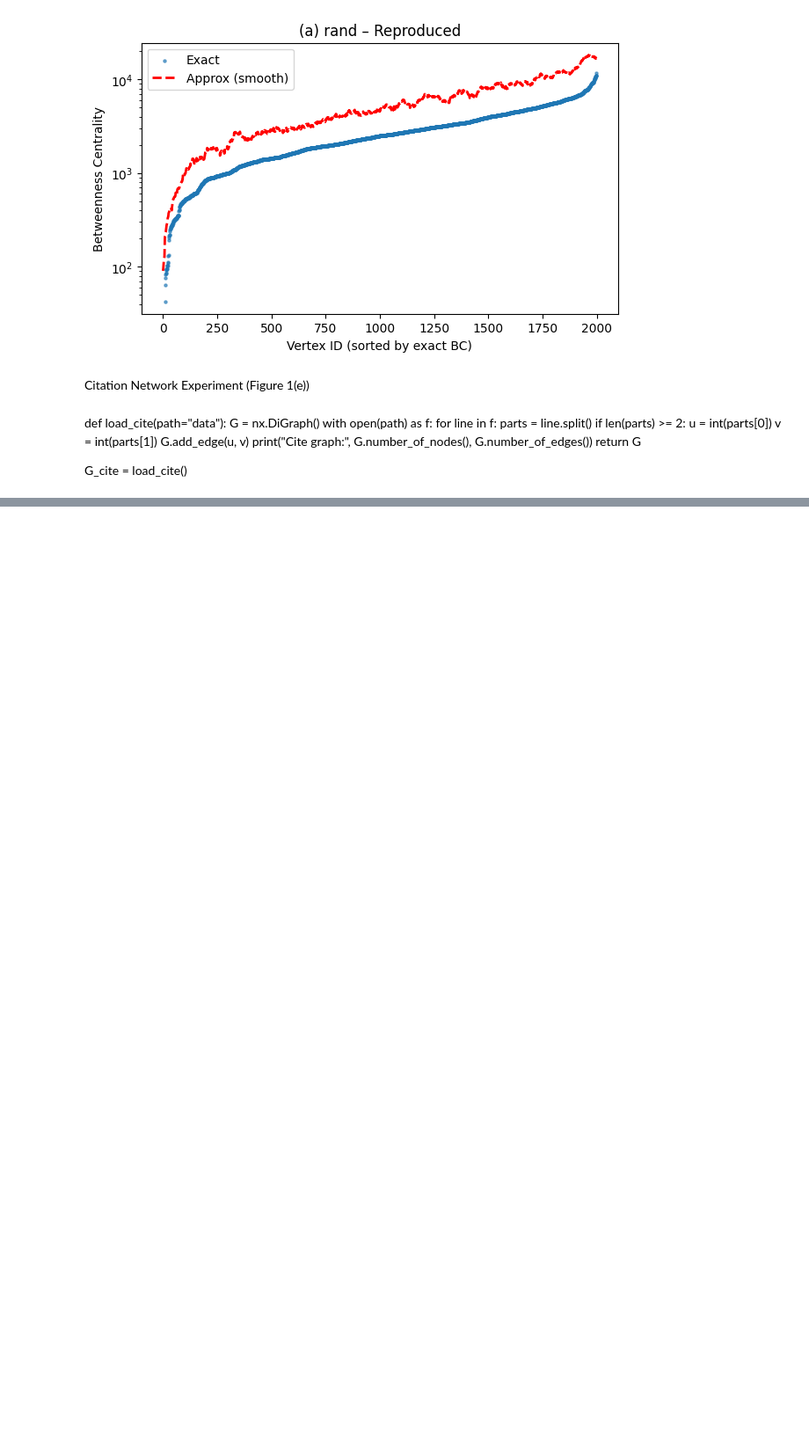
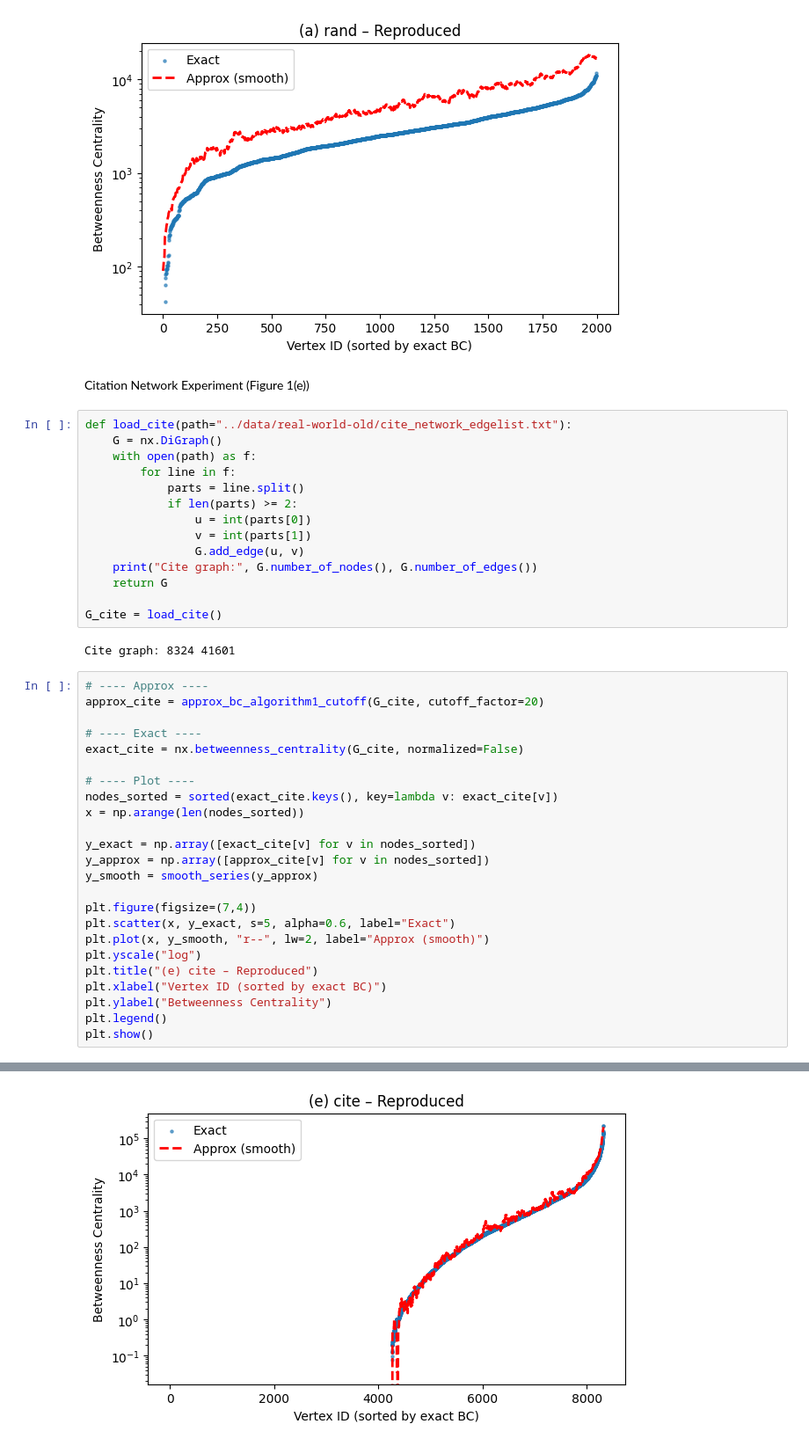
Before and after one commit to UL-masters/SNACS-course-project, a Jupyter notebook: notebooks/approx_bc.ipynb, the cells around one changed output, grey strips where cells are left out. Shown at 88% size. Cells and saved outputs as stored; diff of their text form; blank space fills up the shorter version.

Commit message:
add the citation network reproduced figure

```diff
--- a/notebooks/approx_bc.ipynb
+++ b/notebooks/approx_bc.ipynb
@@ -113,17 +113,44 @@ Random graph: 2000 7980
 [figure]
 # %% [markdown]
 Citation Network Experiment (Figure 1(e))
-# %% [markdown]
-def load_cite(path="data"):
-    G = nx.DiGraph()
-    with open(path) as f:
-        for line in f:
-            parts = line.split()
-            if len(parts) >= 2:
-                u = int(parts[0])
-                v = int(parts[1])
-                G.add_edge(u, v)
-    print("Cite graph:", G.number_of_nodes(), G.number_of_edges())
-    return G
-
-G_cite = load_cite()
+# %%
+def load_cite(path="../data/real-world-old/cite_network_edgelist.txt"):
+    G = nx.DiGraph()
+    with open(path) as f:
+        for line in f:
+            parts = line.split()
+            if len(parts) >= 2:
+                u = int(parts[0])
+                v = int(parts[1])
+                G.add_edge(u, v)
+    print("Cite graph:", G.number_of_nodes(), G.number_of_edges())
+    return G
+
+G_cite = load_cite()
+# %% [output]
+Cite graph: 8324 41601
+# %%
+# ---- Approx ----
+approx_cite = approx_bc_algorithm1_cutoff(G_cite, cutoff_factor=20)
+
+# ---- Exact ----
+exact_cite = nx.betweenness_centrality(G_cite, normalized=False)
+
+# ---- Plot ----
+nodes_sorted = sorted(exact_cite.keys(), key=lambda v: exact_cite[v])
+x = np.arange(len(nodes_sorted))
+
+y_exact = np.array([exact_cite[v] for v in nodes_sorted])
+y_approx = np.array([approx_cite[v] for v in nodes_sorted])
+y_smooth = smooth_series(y_approx)
+
+plt.figure(figsize=(7,4))
+plt.scatter(x, y_exact, s=5, alpha=0.6, label="Exact")
+plt.plot(x, y_smooth, "r--", lw=2, label="Approx (smooth)")
+plt.yscale("log")
+plt.title("(e) cite – Reproduced")
+plt.xlabel("Vertex ID (sorted by exact BC)")
+plt.ylabel("Betweenness Centrality")
+plt.legend()
+plt.show()
+# %% [output]
@@ -129,0 +159 @@ G_cite = load_cite()
+[figure, added]
```
Also changed, not shown: parts of 1 cell of this notebook.
